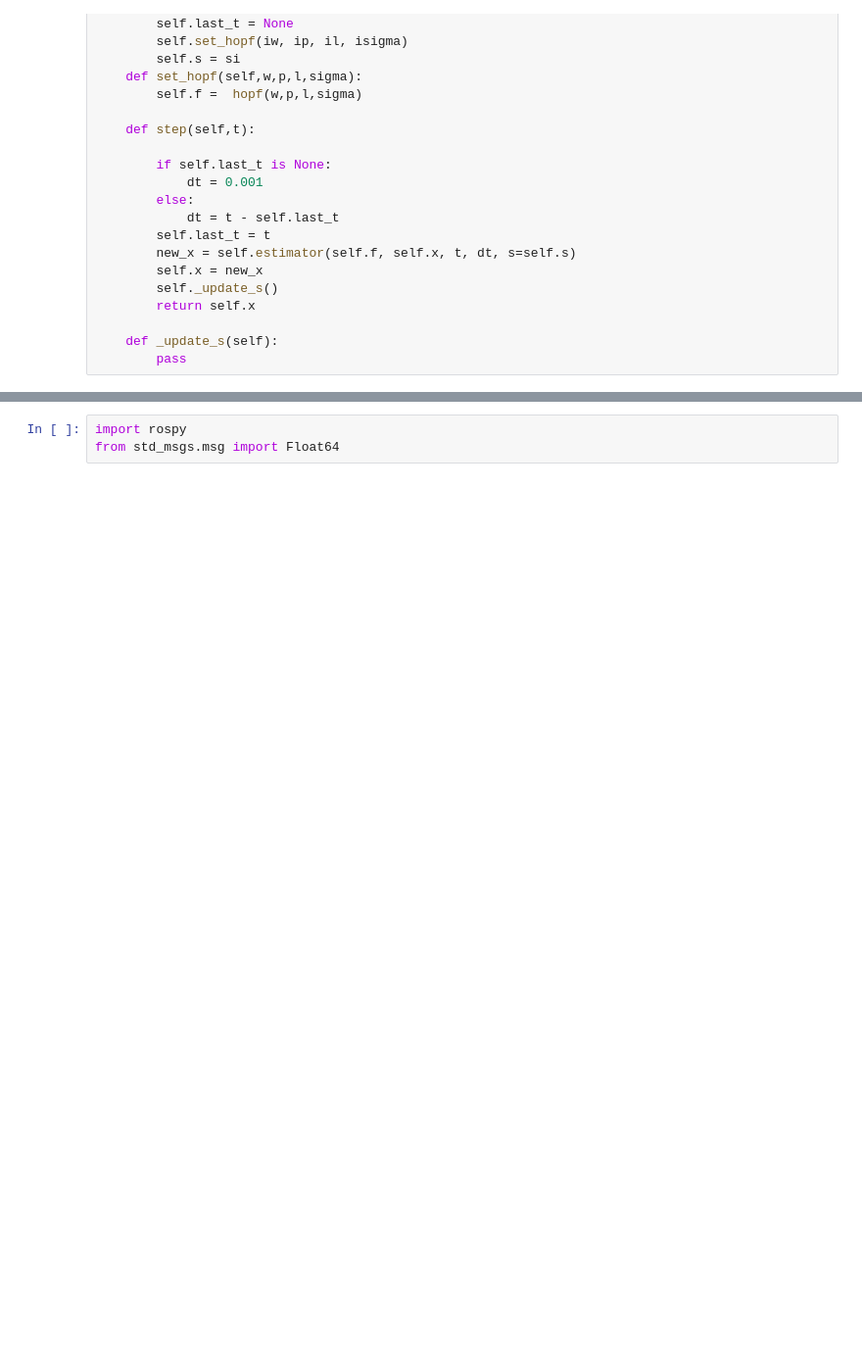
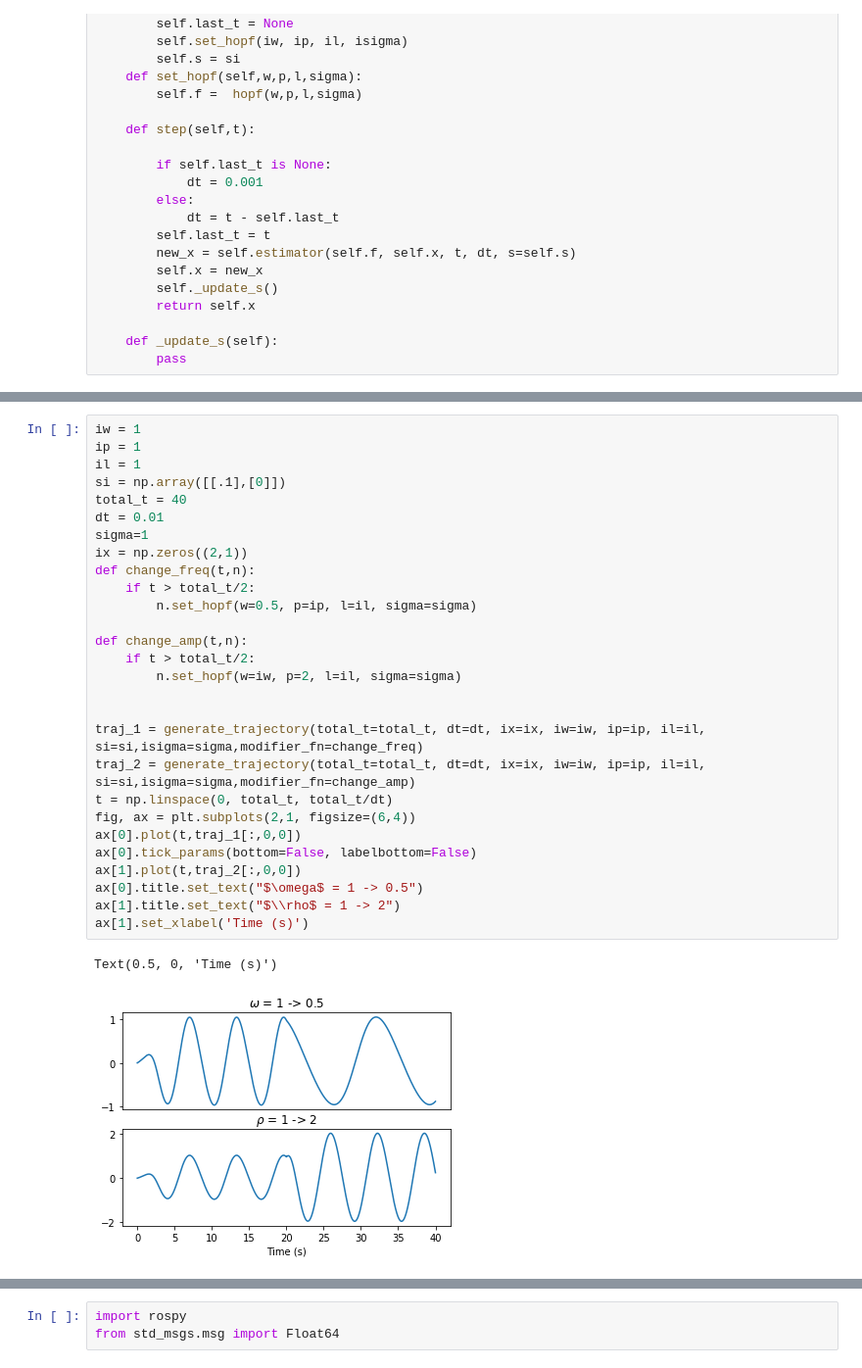
Before and after one commit to Raphtor/hopf_snakebot, a Jupyter notebook: figure_generation/Oscillators.ipynb, the cells around one changed output, grey strips where cells are left out. Shown: that part at 98% size. Saved outputs shown, nothing was run; the diff lists cells and outputs as text; blank space fills up the shorter version.

```diff
--- a/figure_generation/Oscillators.ipynb
+++ b/figure_generation/Oscillators.ipynb
@@ -89,0 +91,31 @@ Text(0,0.5,'v')
+# %%
+iw = 1
+ip = 1
+il = 1
+si = np.array([[.1],[0]])
+total_t = 40
+dt = 0.01
+sigma=1
+ix = np.zeros((2,1))
+def change_freq(t,n):
+    if t > total_t/2:
+        n.set_hopf(w=0.5, p=ip, l=il, sigma=sigma)
+
+def change_amp(t,n):
+    if t > total_t/2:
+        n.set_hopf(w=iw, p=2, l=il, sigma=sigma)
+
+
+traj_1 = generate_trajectory(total_t=total_t, dt=dt, ix=ix, iw=iw, ip=ip, il=il, si=si,isigma=sigma,modifier_fn=change_freq)
+traj_2 = generate_trajectory(total_t=total_t, dt=dt, ix=ix, iw=iw, ip=ip, il=il, si=si,isigma=sigma,modifier_fn=change_amp)
+t = np.linspace(0, total_t, total_t/dt)
+fig, ax = plt.subplots(2,1, figsize=(6,4))
+ax[0].plot(t,traj_1[:,0,0])
+ax[0].tick_params(bottom=False, labelbottom=False)
+ax[1].plot(t,traj_2[:,0,0])
+ax[0].title.set_text("$\omega$ = 1 -> 0.5")
+ax[1].title.set_text("$\\rho$ = 1 -> 2")
+ax[1].set_xlabel('Time (s)')
+# %% [output]
+Text(0.5, 0, 'Time (s)')
+[figure, added]
```
Also changed, not shown: parts of 7 cells of this notebook, 3 other files.
